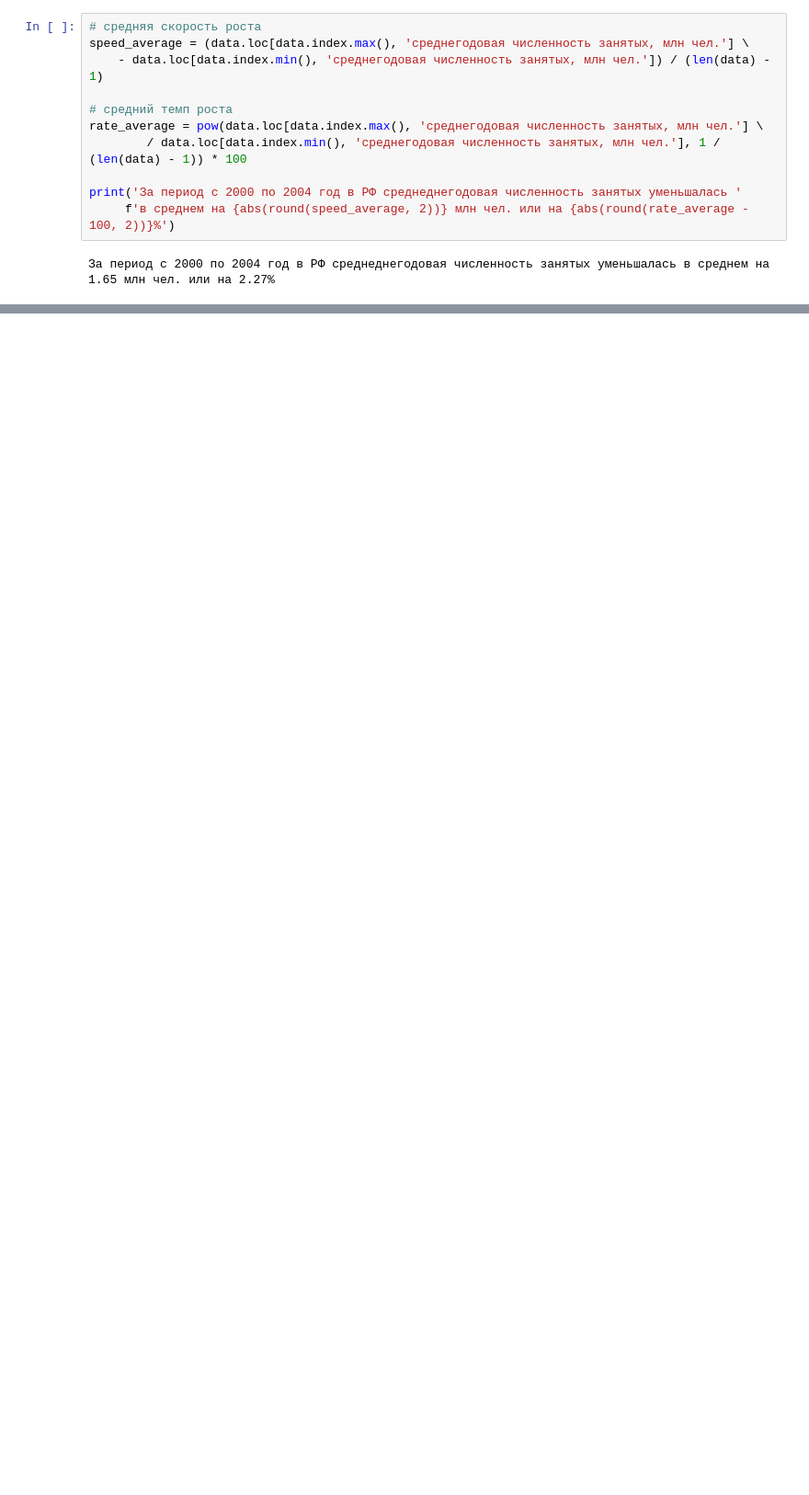
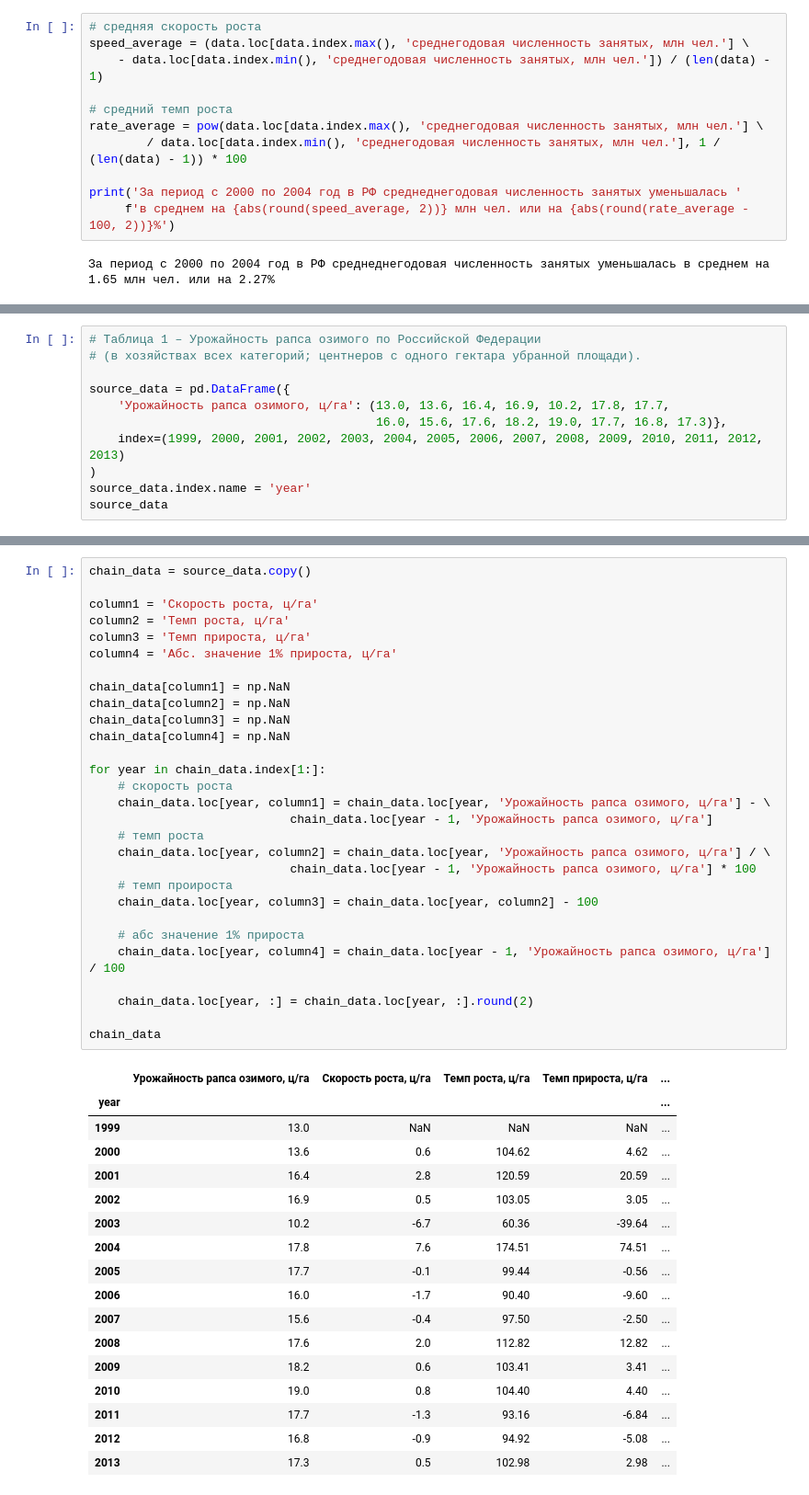
Before and after one commit to luculliano/stat_projects, a Jupyter notebook: stat_methods/dynamics_series.ipynb, the cells around one changed output, grey strips where cells are left out. Shown at 92% size. Cells and saved outputs as stored; diff of their text form; blank space fills up the shorter version.

```diff
--- a/stat_methods/dynamics_series.ipynb
+++ b/stat_methods/dynamics_series.ipynb
@@ -281,0 +320,11 @@ Text(2003.2, 68.89999999999999, 'средняя')
+# %%
+# Таблица 1 – Урожайность рапса озимого по Российской Федерации
+# (в хозяйствах всех категорий; центнеров с одного гектара убранной площади).
+
+source_data = pd.DataFrame({
+    'Урожайность рапса озимого, ц/га': (13.0, 13.6, 16.4, 16.9, 10.2, 17.8, 17.7,
+                                        16.0, 15.6, 17.6, 18.2, 19.0, 17.7, 16.8, 17.3)},
+    index=(1999, 2000, 2001, 2002, 2003, 2004, 2005, 2006, 2007, 2008, 2009, 2010, 2011, 2012, 2013)
+)
+source_data.index.name = 'year'
+source_data
@@ -281,0 +391,47 @@ Text(2003.2, 68.89999999999999, 'средняя')
+# %%
+chain_data = source_data.copy()
+
+column1 = 'Скорость роста, ц/га'
+column2 = 'Темп роста, ц/га'
+column3 = 'Темп прироста, ц/га'
+column4 = 'Абс. значение 1% прироста, ц/га'
+
+chain_data[column1] = np.NaN
+chain_data[column2] = np.NaN
+chain_data[column3] = np.NaN
+chain_data[column4] = np.NaN
+
+for year in chain_data.index[1:]:
+    # скорость роста
+    chain_data.loc[year, column1] = chain_data.loc[year, 'Урожайность рапса озимого, ц/га'] - \
+                            chain_data.loc[year - 1, 'Урожайность рапса озимого, ц/га']
+    # темп роста
+    chain_data.loc[year, column2] = chain_data.loc[year, 'Урожайность рапса озимого, ц/га'] / \
+                            chain_data.loc[year - 1, 'Урожайность рапса озимого, ц/га'] * 100
+    # темп проироста
+    chain_data.loc[year, column3] = chain_data.loc[year, column2] - 100
+
+    # абс значение 1% прироста
+    chain_data.loc[year, column4] = chain_data.loc[year - 1, 'Урожайность рапса озимого, ц/га'] / 100
+
+    chain_data.loc[year, :] = chain_data.loc[year, :].round(2)
+
+chain_data
+# %% [output]
+|  | Урожайность рапса озимого, ц/га | Скорость роста, ц/га | Темп роста, ц/га | Темп прироста, ц/га | ... |
+| year |  |  |  |  | ... |
+| 1999 | 13.0 | NaN | NaN | NaN | ... |
+| 2000 | 13.6 | 0.6 | 104.62 | 4.62 | ... |
+| 2001 | 16.4 | 2.8 | 120.59 | 20.59 | ... |
+| 2002 | 16.9 | 0.5 | 103.05 | 3.05 | ... |
+| 2003 | 10.2 | -6.7 | 60.36 | -39.64 | ... |
+| 2004 | 17.8 | 7.6 | 174.51 | 74.51 | ... |
+| 2005 | 17.7 | -0.1 | 99.44 | -0.56 | ... |
+| 2006 | 16.0 | -1.7 | 90.40 | -9.60 | ... |
+| 2007 | 15.6 | -0.4 | 97.50 | -2.50 | ... |
+| 2008 | 17.6 | 2.0 | 112.82 | 12.82 | ... |
+| 2009 | 18.2 | 0.6 | 103.41 | 3.41 | ... |
+| 2010 | 19.0 | 0.8 | 104.40 | 4.40 | ... |
+| 2011 | 17.7 | -1.3 | 93.16 | -6.84 | ... |
+| 2012 | 16.8 | -0.9 | 94.92 | -5.08 | ... |
+| 2013 | 17.3 | 0.5 | 102.98 | 2.98 | ... |
```
Also changed, not shown: parts of 8 cells of this notebook, 5 other files.
